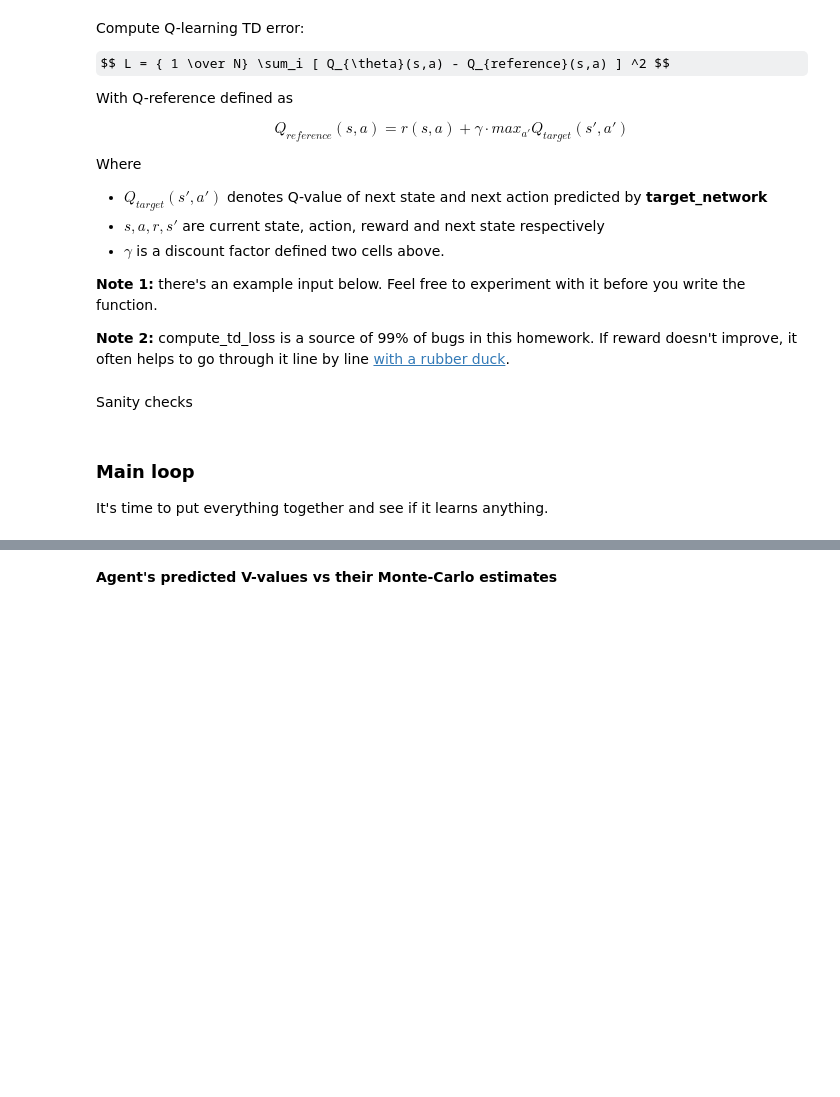
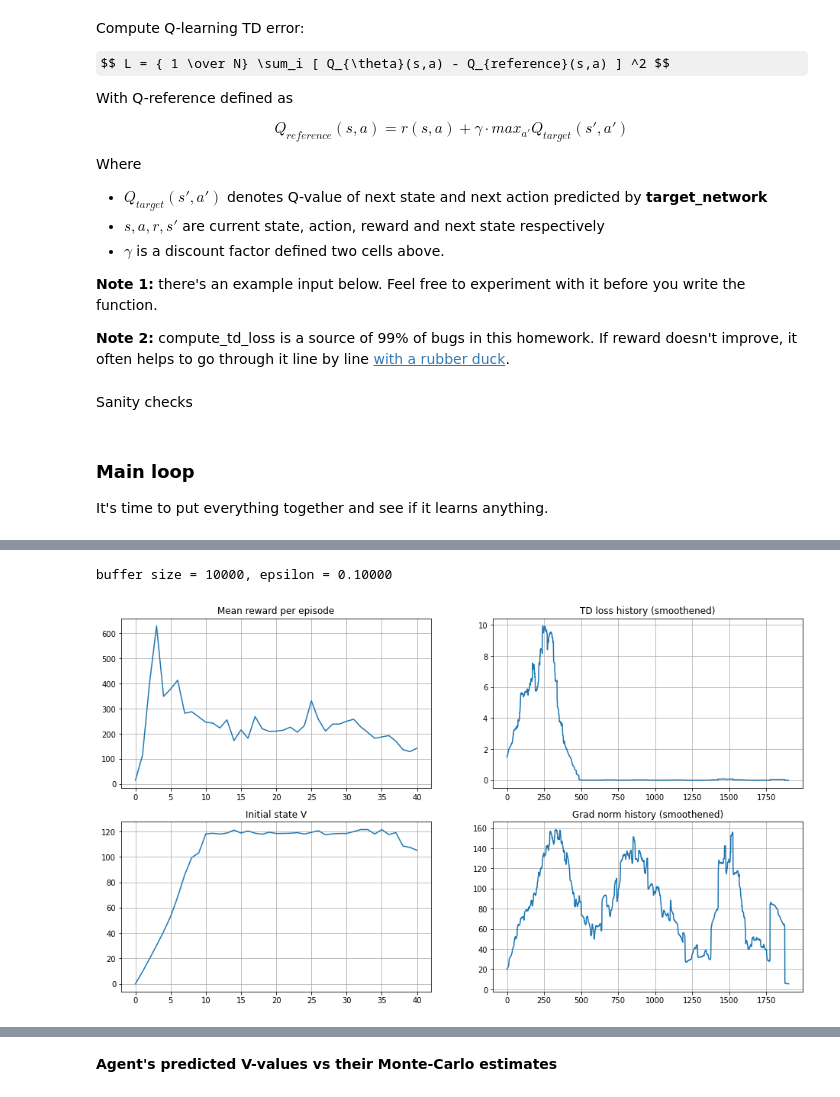
Before and after one commit to mievst/RL_homeworks, a Jupyter notebook: homework_2/2_debug.ipynb, the cells around one changed output, grey strips where cells are left out. Saved outputs shown, nothing was run; the diff lists cells and outputs as text; code cells hidden in the pictures; some formulas as TeX source; blank space fills up the shorter version.

```diff
--- a/homework_2/2_debug.ipynb
+++ b/homework_2/2_debug.ipynb
@@ -87,7 +109,15 @@ class DQNAgent(nn.Module):
         # Define your network body here. Please make sure agent is fully contained here
         assert len(state_shape) == 1
         state_dim = state_shape[0]
-        <YOUR CODE>
+
+        self.net = nn.Sequential(
+            nn.Linear(state_dim, 256),
+            nn.ReLU(),
+            nn.Linear(256, 256),
+            nn.ReLU(),
+            nn.Linear(256, 256),
+            nn.ReLU(),
+            nn.Linear(256, n_actions))
 
 
     def forward(self, state_t):
@@ -96,7 +126,7 @@ class DQNAgent(nn.Module):
         :param state_t: a batch states, shape = [batch_size, *state_dim=4]
         """
         # Use your network to compute qvalues for given state
-        qvalues = <YOUR CODE>
+        qvalues = self.net(state_t)
 
         assert qvalues.requires_grad, "qvalues must be a torch tensor with grad"
         assert (
@@ -104,7 +134,6 @@ class DQNAgent(nn.Module):
             qvalues.shape[0] == state_t.shape[0] and
             qvalues.shape[1] == n_actions
         )
-
         return qvalues
 
     def get_qvalues(self, states):
@@ -135,10 +164,10 @@ Now let's try out our agent to see if it raises any errors.
 def evaluate(env, agent, n_games=1, greedy=False, t_max=10000):
     """ Plays n_games full games. If greedy, picks actions as argmax(qvalues). Returns mean reward. """
     rewards = []
-    for _ in range(n_games):
+    for i in range(n_games):
         s = env.reset()
         reward = 0
-        for _ in range(t_max):
+        for j in range(t_max):
             qvalues = agent.get_qvalues([s])
             action = qvalues.argmax(axis=-1)[0] if greedy else agent.sample_actions(qvalues)[0]
             s, r, done, _ = env.step(action)
@@ -171,6 +202,8 @@ obs_batch, act_batch, reward_batch, next_obs_batch, is_done_batch = exp_replay.s
 
 assert len(exp_replay) == 10, "experience replay size should be 10 because that's what maximum capacity is"
 # %%
+import time
+
 def play_and_record(initial_state, agent, env, exp_replay, n_steps=1):
     """
     Play the game for exactly n_steps, record every (s,a,r,s', done) to replay buffer.
@@ -185,7 +218,20 @@ def play_and_record(initial_state, agent, env, exp_replay, n_steps=1):
     sum_rewards = 0
 
     # Play the game for n_steps as per instructions above
-    <YOUR CODE>
+    done = False
+    for i in range(n_steps):
+        if done:
+            s = env.reset()
+            done = False
+
+        qvalues = agent.get_qvalues([s])
+        action = agent.sample_actions(qvalues)[0]
+        next, reward, done, _ = env.step(action)
+
+        exp_replay.add(s, action, reward, next, done)
+
+        s = next
+        sum_rewards += reward
 
     return sum_rewards, s
 # %%
@@ -286,7 +336,8 @@ def compute_td_loss(states, actions, rewards, next_states, is_done,
     predicted_qvalues_for_actions = predicted_qvalues[range(len(actions)), actions]  # shape: [batch_size]
 
     # compute V*(next_states) using predicted next q-values
-    next_state_values = <YOUR CODE>
+    next_state_values = torch.max(predicted_next_qvalues, dim=-1).values if torch.max(predicted_next_qvalues, dim=-1).values is not float \
+        else predicted_next_qvalues[range(len(actions))]
 
     assert next_state_values.dim() == 1 and next_state_values.shape[0] == states.shape[0], \
         "must predict one value per state"
@@ -294,7 +345,7 @@ def compute_td_loss(states, actions, rewards, next_states, is_done,
     # compute "target q-values" for loss - it's what's inside square parentheses in the above formula.
     # at the last state use the simplified formula: Q(s,a) = r(s,a) since s' doesn't exist
     # you can multiply next state values by is_not_done to achieve this.
-    target_qvalues_for_actions = <YOUR CODE>
+    target_qvalues_for_actions = rewards + is_not_done * gamma * next_state_values
 
     # mean squared error loss to minimize
     loss = torch.mean((predicted_qvalues_for_actions - target_qvalues_for_actions.detach()) ** 2)
@@ -427,9 +484,9 @@ with trange(step, total_steps + 1) as progress_bar:
         _, state = play_and_record(state, agent, env, exp_replay, timesteps_per_epoch)
 
         # train
-        <YOUR CODE: sample batch_size of data from experience replay>
+        batch = exp_replay.sample(batch_size)
 
-        loss = <YOUR CODE: compute TD loss>
+        loss = compute_td_loss(*batch, agent, target_network)
 
         loss.backward()
         grad_norm = nn.utils.clip_grad_norm_(agent.parameters(), max_grad_norm)
@@ -442,7 +499,7 @@ with trange(step, total_steps + 1) as progress_bar:
 
         if step % refresh_target_network_freq == 0:
             # Load agent weights into target_network
-            <YOUR CODE>
+            target_network.load_state_dict(agent.state_dict())
 
         if step % eval_freq == 0:
             mean_rw_history.append(evaluate(
@@ -454,33 +511,36 @@ with trange(step, total_steps + 1) as progress_bar:
             initial_state_v_history.append(np.max(initial_state_q_values))
 
             clear_output(True)
             print("buffer size = %i, epsilon = %.5f" %
                 (len(exp_replay), agent.epsilon))
 
             plt.figure(figsize=[16, 9])
 
             plt.subplot(2, 2, 1)
             plt.title("Mean reward per episode")
             plt.plot(mean_rw_history)
             plt.grid()
 
             assert not np.isnan(td_loss_history[-1])
             plt.subplot(2, 2, 2)
             plt.title("TD loss history (smoothened)")
             plt.plot(utils.smoothen(td_loss_history))
             plt.grid()
 
             plt.subplot(2, 2, 3)
             plt.title("Initial state V")
             plt.plot(initial_state_v_history)
             plt.grid()
 
             plt.subplot(2, 2, 4)
             plt.title("Grad norm history (smoothened)")
             plt.plot(utils.smoothen(grad_norm_history))
             plt.grid()
 
             plt.show()
+# %% [output]
+buffer size = 10000, epsilon = 0.10000
+[figure, added]
 # %%
 final_score = evaluate(
   make_env(),
```
Also changed, not shown: parts of 11 cells of this notebook, 1 other file.
